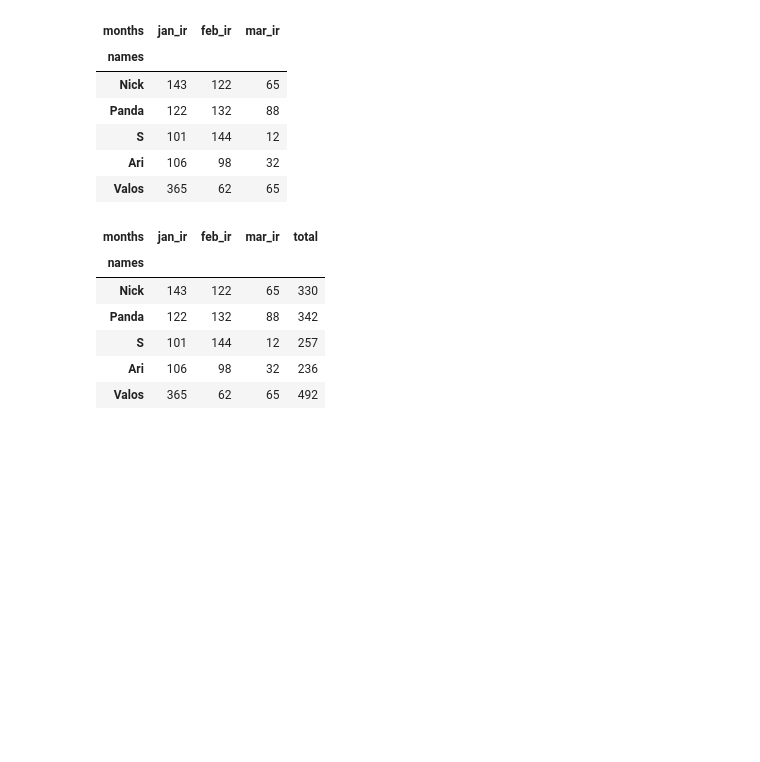
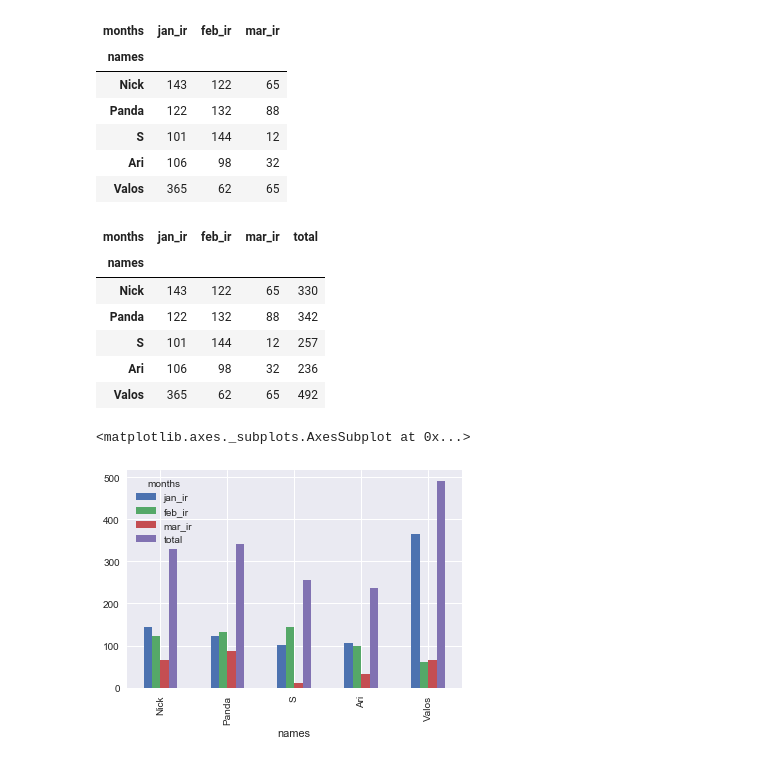
Before and after one commit to jhonasttan/pythonBegToAdClass, a Jupyter notebook: sect14-project9-DataVisiualization/mainNoteBook.ipynb, the cells around one changed output. Drawn from its saved outputs; the diff is of its cells as text; code cells hidden in the pictures; blank space fills up the shorter version.

```diff
--- a/sect14-project9-DataVisiualization/mainNoteBook.ipynb
+++ b/sect14-project9-DataVisiualization/mainNoteBook.ipynb
@@ -204,3 +204,8 @@ df
 | S | 101 | 144 | 12 | 257 |
 | Ari | 106 | 98 | 32 | 236 |
 | Valos | 365 | 62 | 65 | 492 |
+# %%
+df.plot(kind='bar')
+# %% [output]
+<matplotlib.axes._subplots.AxesSubplot at 0x...>
+[figure, added]
```
Also changed, not shown: parts of 2 cells of this notebook.
